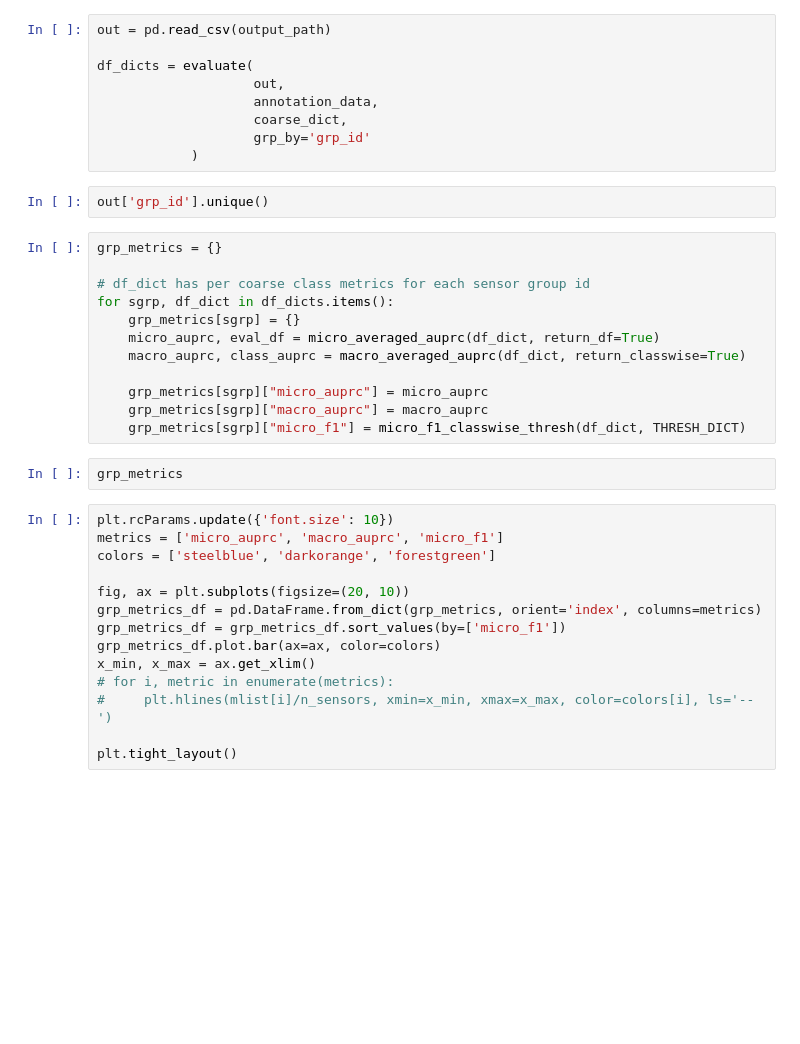
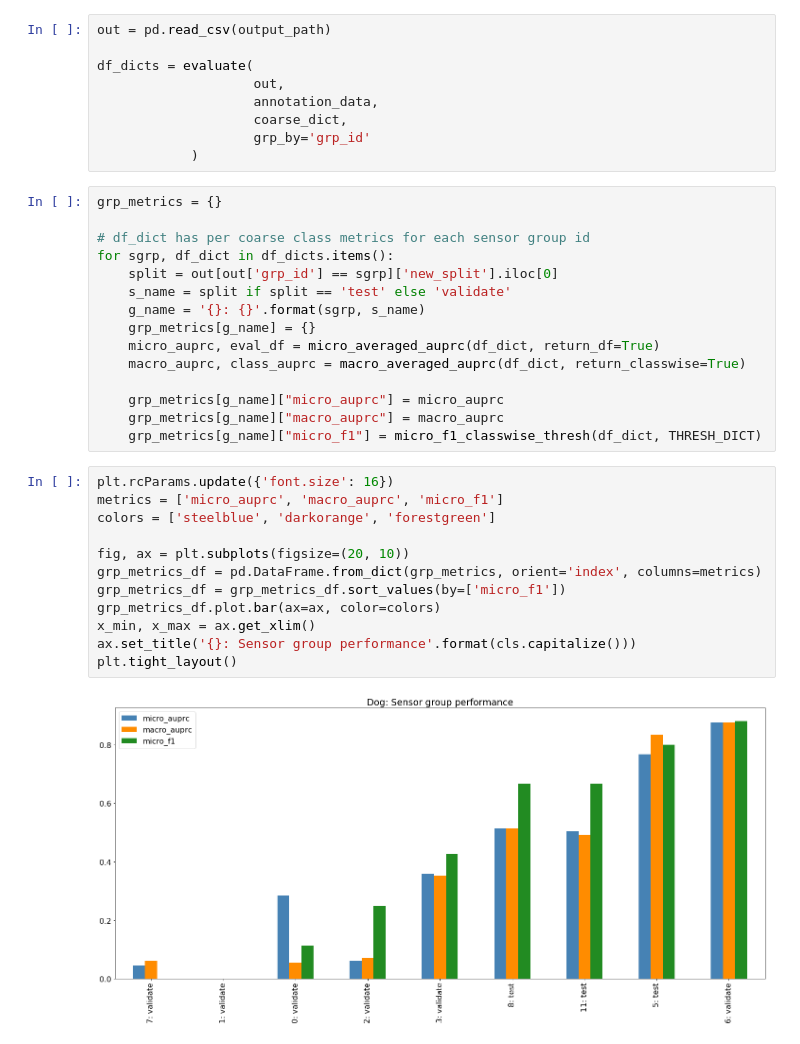
Before and after one commit to ksangeeta2429/l3embedding, a Jupyter notebook: notebooks/l3_robustness/eval_binary_per_sgrp.ipynb, the cells around one changed output. Drawn from its saved outputs; the diff is of its cells as text; blank space fills up the shorter version.

```diff
--- a/notebooks/l3_robustness/eval_binary_per_sgrp.ipynb
+++ b/notebooks/l3_robustness/eval_binary_per_sgrp.ipynb
@@ -288,33 +291,32 @@ df_dicts = evaluate(
                     coarse_dict,
                     grp_by='grp_id'
             )
-# %%
-out['grp_id'].unique()
 # %%
 grp_metrics = {}
 
 # df_dict has per coarse class metrics for each sensor group id
 for sgrp, df_dict in df_dicts.items():
-    grp_metrics[sgrp] = {}
+    split = out[out['grp_id'] == sgrp]['new_split'].iloc[0]
+    s_name = split if split == 'test' else 'validate'
+    g_name = '{}: {}'.format(sgrp, s_name)
+    grp_metrics[g_name] = {}
     micro_auprc, eval_df = micro_averaged_auprc(df_dict, return_df=True)
     macro_auprc, class_auprc = macro_averaged_auprc(df_dict, return_classwise=True)
 
-    grp_metrics[sgrp]["micro_auprc"] = micro_auprc
-    grp_metrics[sgrp]["macro_auprc"] = macro_auprc
-    grp_metrics[sgrp]["micro_f1"] = micro_f1_classwise_thresh(df_dict, THRESH_DICT)
+    grp_metrics[g_name]["micro_auprc"] = micro_auprc
+    grp_metrics[g_name]["macro_auprc"] = macro_auprc
+    grp_metrics[g_name]["micro_f1"] = micro_f1_classwise_thresh(df_dict, THRESH_DICT)
-# %%
-grp_metrics
 # %%
-plt.rcParams.update({'font.size': 10})
+plt.rcParams.update({'font.size': 16})
 metrics = ['micro_auprc', 'macro_auprc', 'micro_f1']
 colors = ['steelblue', 'darkorange', 'forestgreen']
 
 fig, ax = plt.subplots(figsize=(20, 10))
 grp_metrics_df = pd.DataFrame.from_dict(grp_metrics, orient='index', columns=metrics)
 grp_metrics_df = grp_metrics_df.sort_values(by=['micro_f1'])
 grp_metrics_df.plot.bar(ax=ax, color=colors)
 x_min, x_max = ax.get_xlim()
-# for i, metric in enumerate(metrics):
-#     plt.hlines(mlist[i]/n_sensors, xmin=x_min, xmax=x_max, color=colors[i], ls='--')
-
+ax.set_title('{}: Sensor group performance'.format(cls.capitalize()))
 plt.tight_layout()
+# %% [output]
+[figure, added]
```
Also changed, not shown: parts of 5 cells of this notebook, 7 other files.
